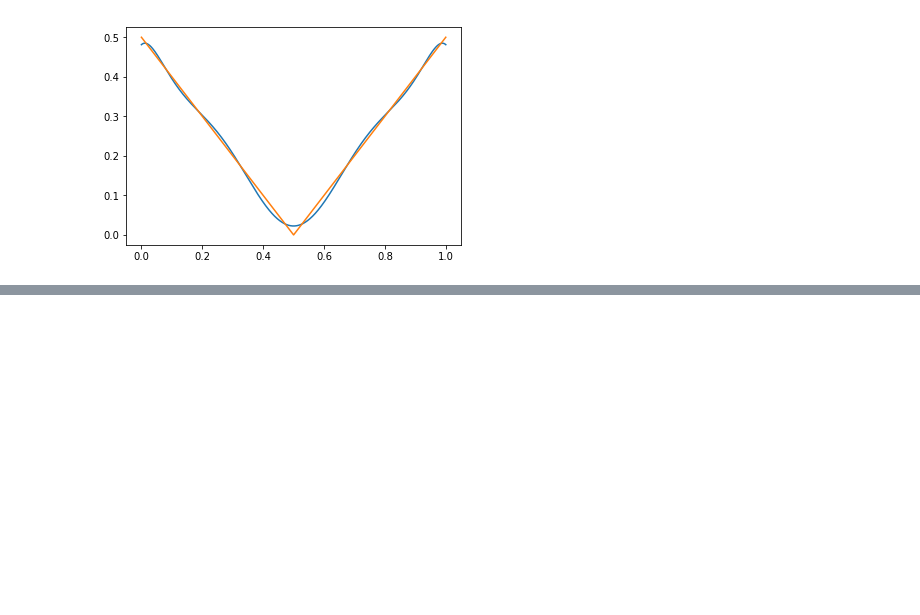
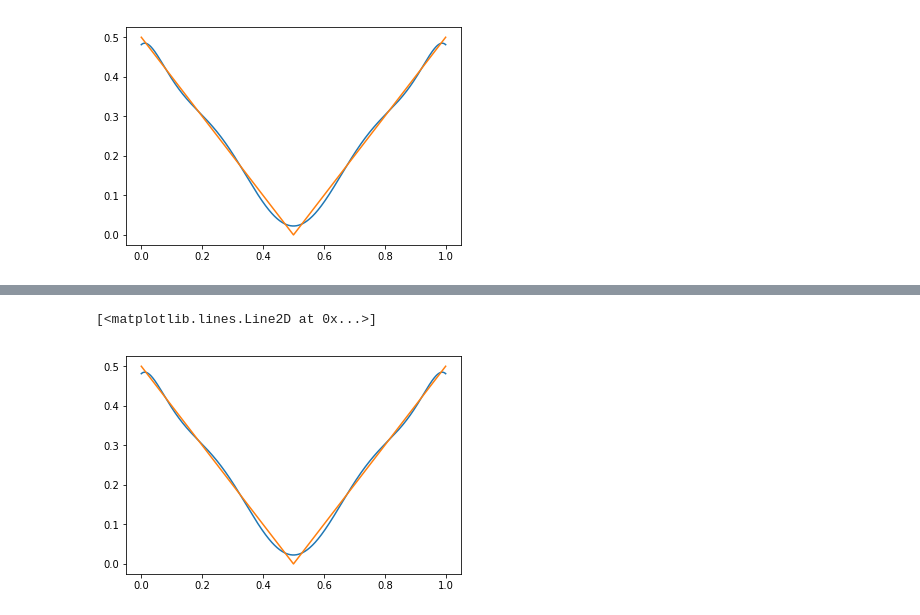
Before and after one commit to sissa/P1.4_seed, a Jupyter notebook: notes/01c_interpolation_error.ipynb, the cells around one changed output, grey strips where cells are left out. Drawn from its saved outputs; the diff is of its cells as text; code cells hidden in the pictures; blank space fills up the shorter version.

```diff
--- a/notes/01c_interpolation_error.ipynb
+++ b/notes/01c_interpolation_error.ipynb
@@ -198,0 +280,8 @@ _ = plot(x, myfun(x))
+# %%
+#p = p1.dot(v1)
+p = p2.dot(v2)
+plot(x, p)
+plot(x, myfun(x))
+# %% [output]
+[<matplotlib.lines.Line2D at 0x...>]
+[figure, added]
```
Also changed, not shown: parts of 17 cells of this notebook, 5 other files.
